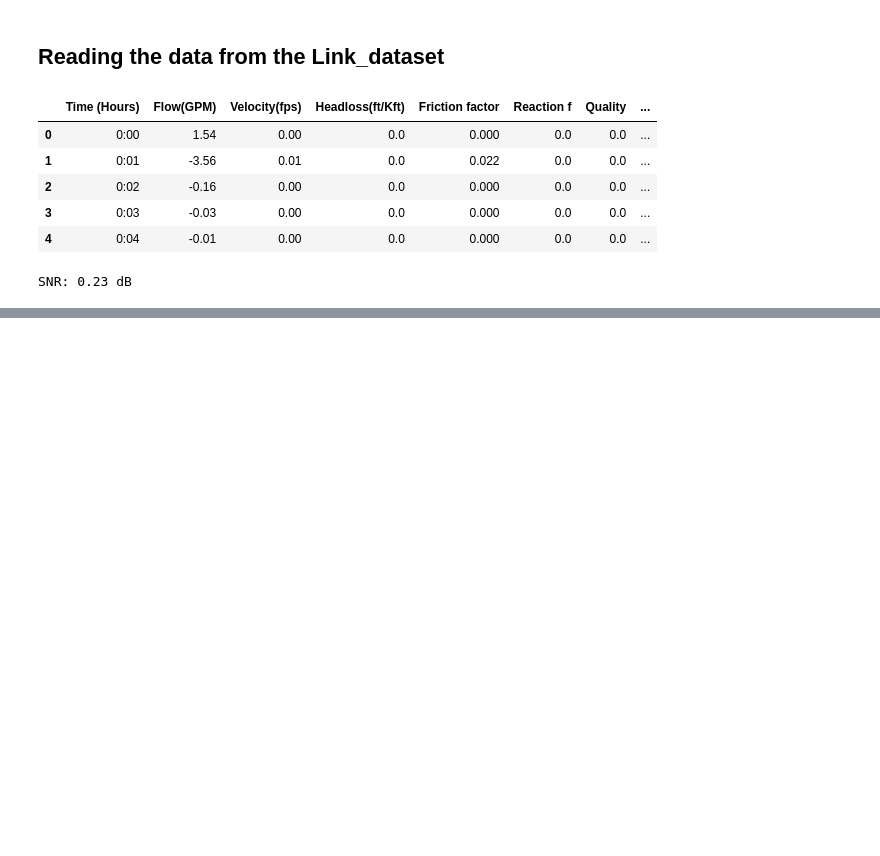
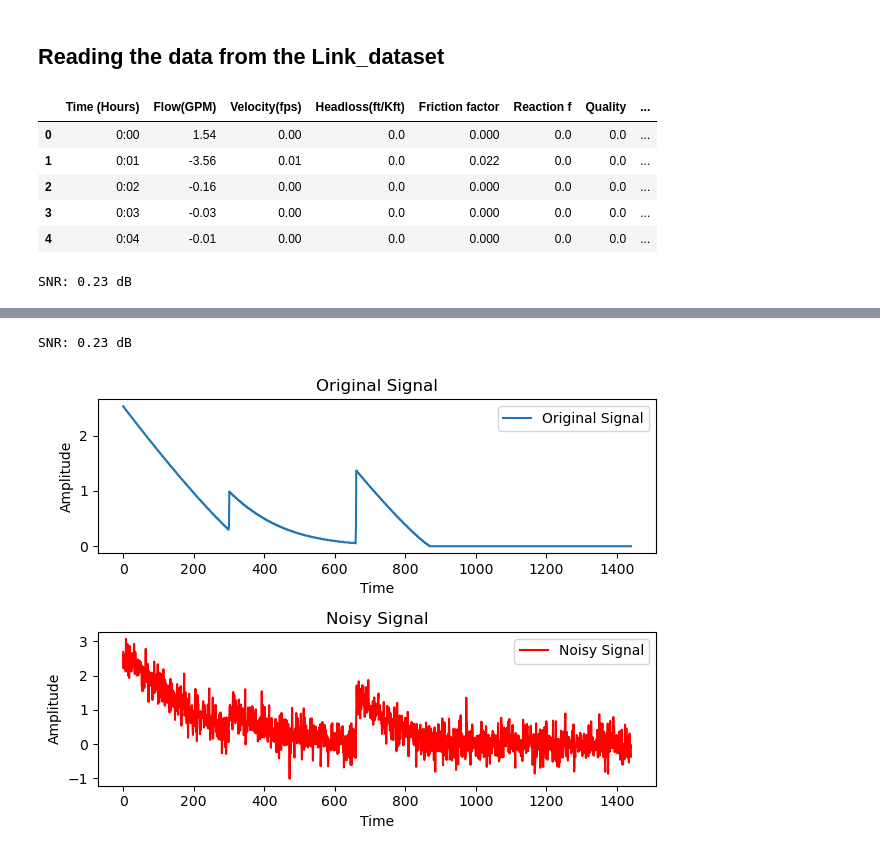
Before and after one commit to ifituburyo/CPS, a Jupyter notebook: main.ipynb, the cells around one changed output, grey strips where cells are left out. Cells and saved outputs as stored; diff of their text form; code cells hidden in the pictures; blank space fills up the shorter version.

Commit message:
Adding uniform leak data

```diff
--- a/main.ipynb
+++ b/main.ipynb
@@ -134,0 +135,4 @@ plt.show()
+# %%
+link_file_path = "Link_data/Uniform_Leak_With_PumpCurve_Link_2.csv"  # Adjust this path
+link_df = read_link_data(link_file_path)
+link_df.head()
@@ -134,0 +146,26 @@ plt.show()
+# %%
+signal_d = link_df["Velocity(fps)"].to_numpy()
+snr = compute_snr(signal)
+print(f"SNR: {snr:.2f} dB")
+# %% [output]
+SNR: 0.23 dB
+# %%
+noise_singal = add_gaussian_noise(signal_d,8)
+
+
+subplot(2, 1, 1)
+plt.plot(signal_d, label='Original Signal')
+plt.title('Original Signal')
+plt.xlabel('Time')
+plt.ylabel('Amplitude')
+plt.legend()
+subplot(2, 1, 2)
+plt.plot(noise_singal, label='Noisy Signal', color='red')
+plt.title('Noisy Signal')
+plt.xlabel('Time')
+plt.ylabel('Amplitude')
+plt.legend()
+plt.tight_layout()
+plt.show()
+# %% [output]
+[figure, added]
```
Also changed, not shown: parts of 3 cells of this notebook.
